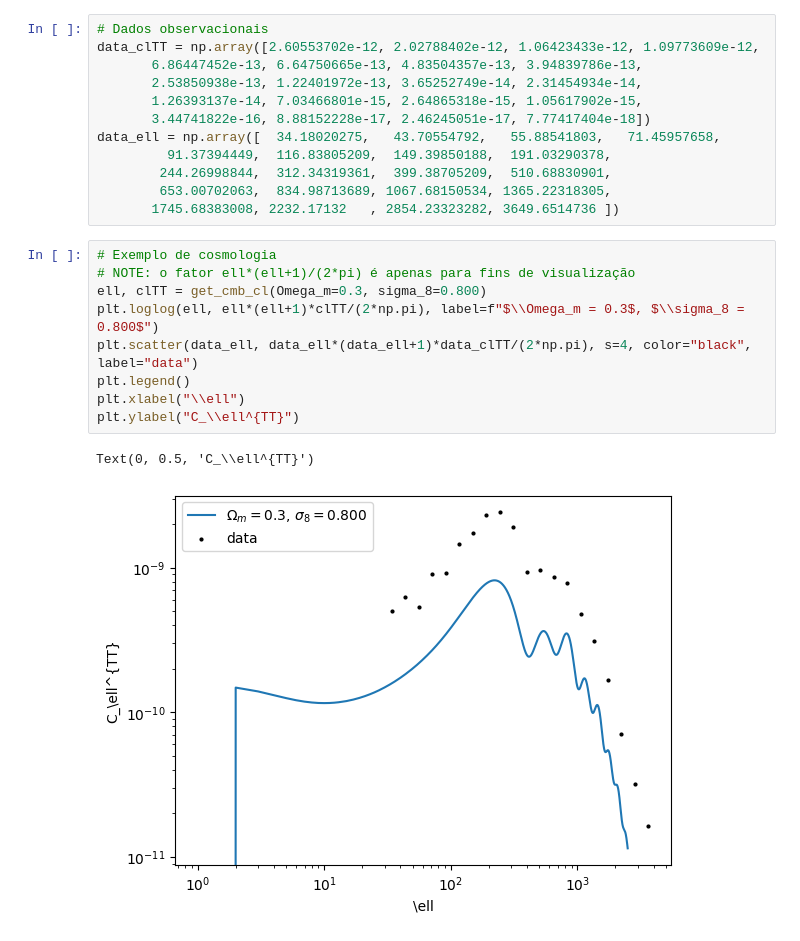
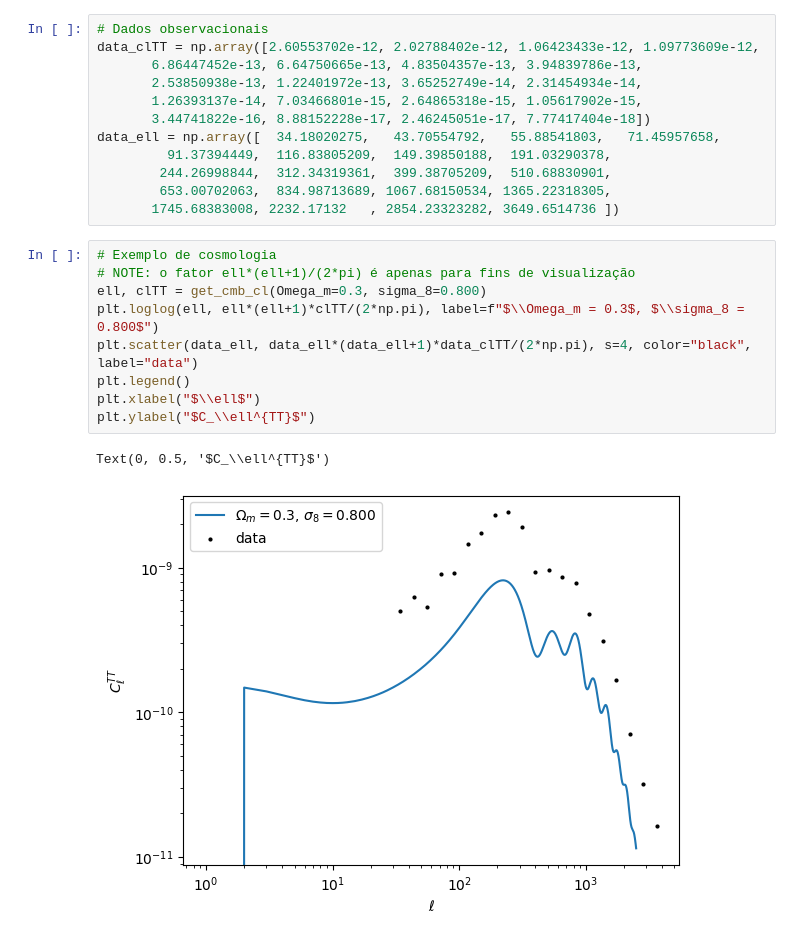
Before and after one commit to joaoreboucas1/Escola_Computacao_CBPF_Cosmologia, a Jupyter notebook: MCMC_CMB.ipynb, the cells around one changed output. Cells and saved outputs as stored; diff of their text form.

```diff
--- a/MCMC_CMB.ipynb
+++ b/MCMC_CMB.ipynb
@@ -60,12 +69,12 @@ data_ell = np.array([  34.18020275,   43.70554792,   55.88541803,   71.45957658,
 # %%
 # Exemplo de cosmologia
 # NOTE: o fator ell*(ell+1)/(2*pi) é apenas para fins de visualização
 ell, clTT = get_cmb_cl(Omega_m=0.3, sigma_8=0.800)
 plt.loglog(ell, ell*(ell+1)*clTT/(2*np.pi), label=f"$\\Omega_m = 0.3$, $\\sigma_8 = 0.800$")
 plt.scatter(data_ell, data_ell*(data_ell+1)*data_clTT/(2*np.pi), s=4, color="black", label="data")
 plt.legend()
-plt.xlabel("\\ell")
-plt.ylabel("C_\\ell^{TT}")
+plt.xlabel("$\\ell$")
+plt.ylabel("$C_\\ell^{TT}$")
 # %% [output]
-Text(0, 0.5, 'C_\\ell^{TT}')
+Text(0, 0.5, '$C_\\ell^{TT}$')
-[figure, old version]
+[figure, new version]
```
Also changed, not shown: parts of 2 cells of this notebook, 5 other files.
